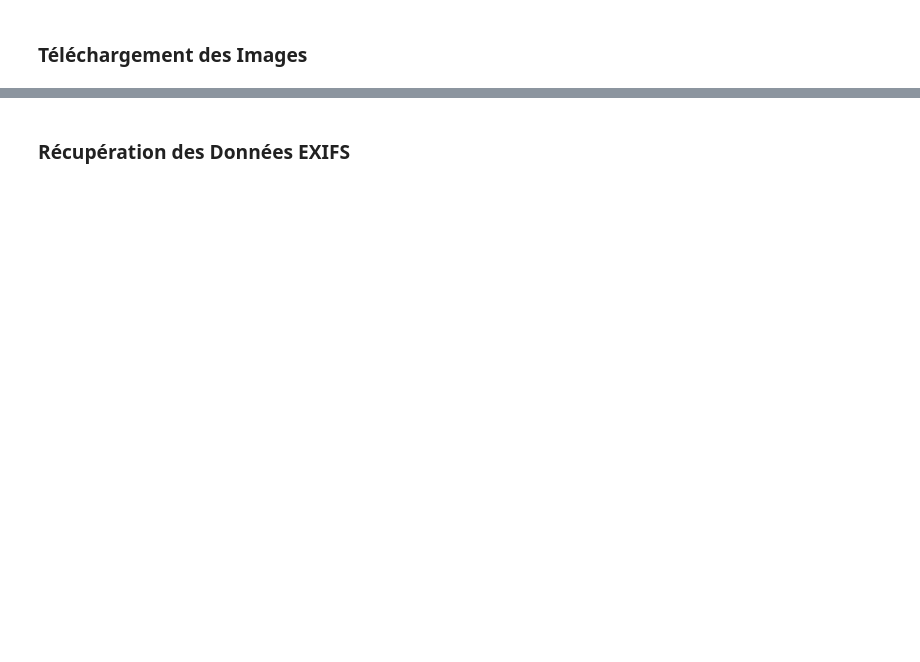
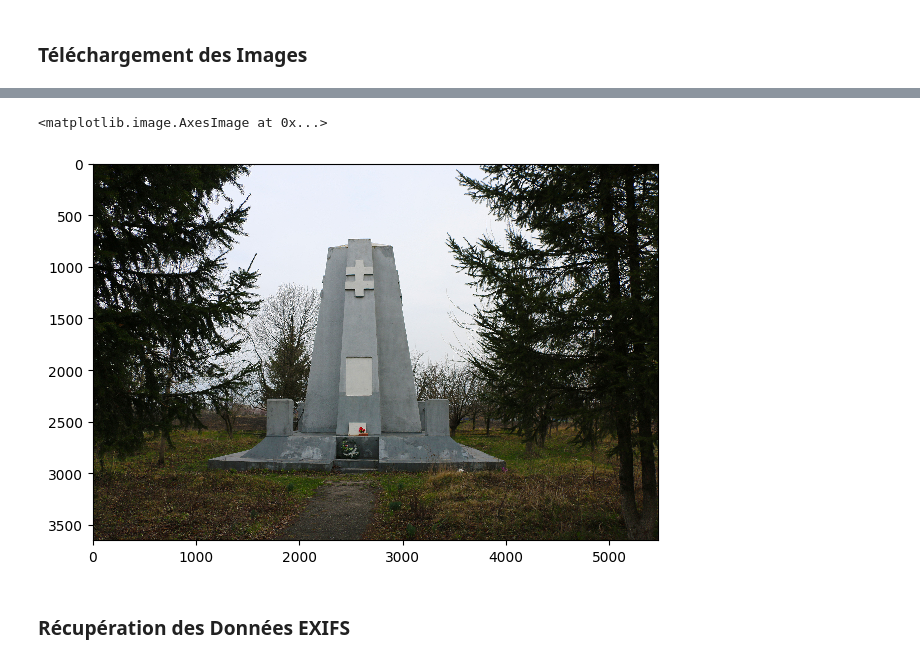
Before and after one commit to hugues-boisdon/DataMining2024, a Jupyter notebook: projet.ipynb, the cells around one changed output, grey strips where cells are left out. Drawn from its saved outputs; the diff is of its cells as text; code cells hidden in the pictures; blank space fills up the shorter version.

```diff
--- a/projet.ipynb
+++ b/projet.ipynb
@@ -96,4 +99,9 @@ for i in range(len(dataframe.index)):
     link = dataframe._get_value(i,"link")
     path = dataframe._get_value(i,"path")
     response = urllib.request.urlretrieve(link, path)
+
+
+
+img = io.imread(path)
+io.imshow(img)
 # %% [output]
@@ -106,3 +108,5 @@ for i in range(len(dataframe.index)):
+<matplotlib.image.AxesImage at 0x...>
+[figure, added]
 # %% [markdown]
 ### Récupération des Données EXIFS
 # %%
```
Also changed, not shown: parts of 7 cells of this notebook, 2 other files.
